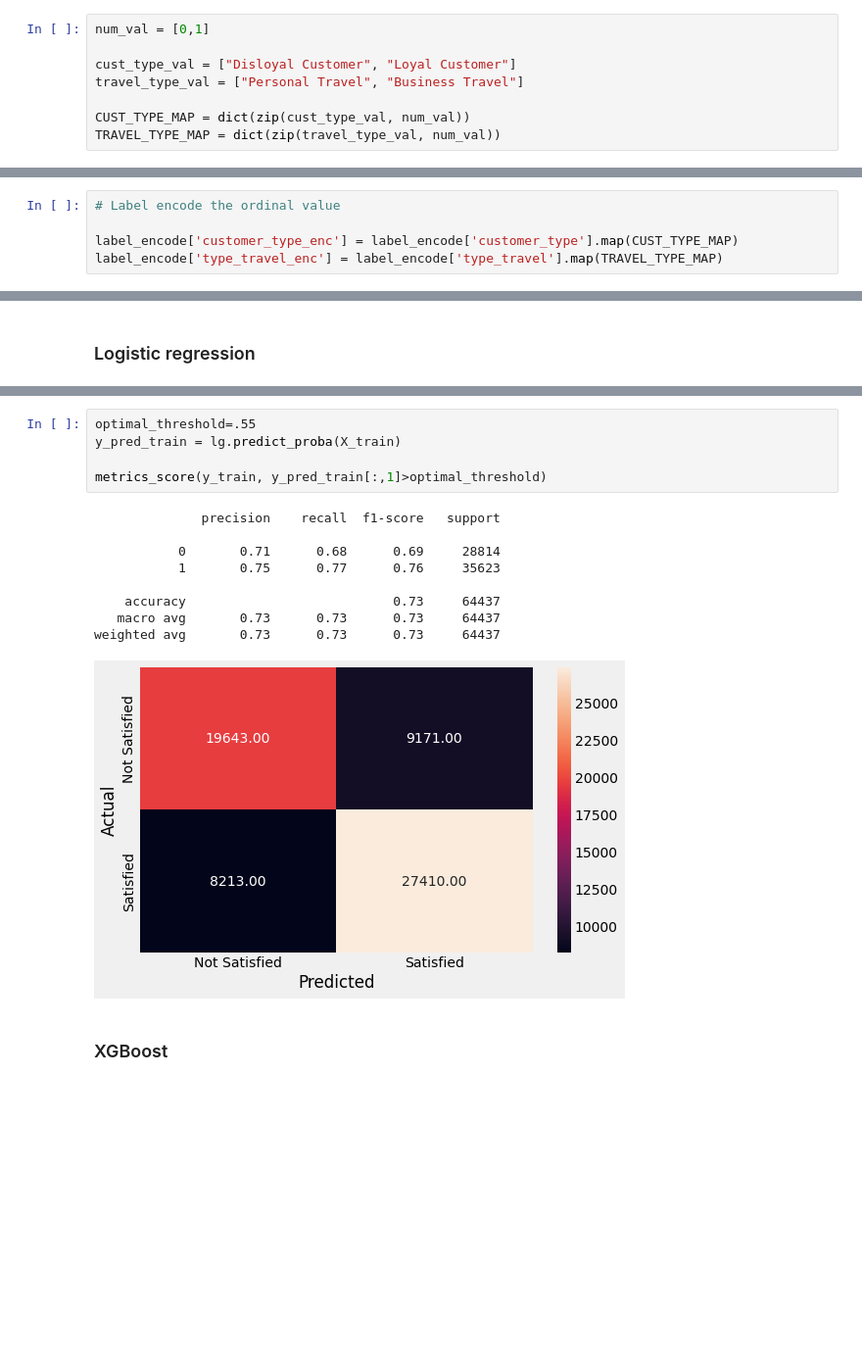
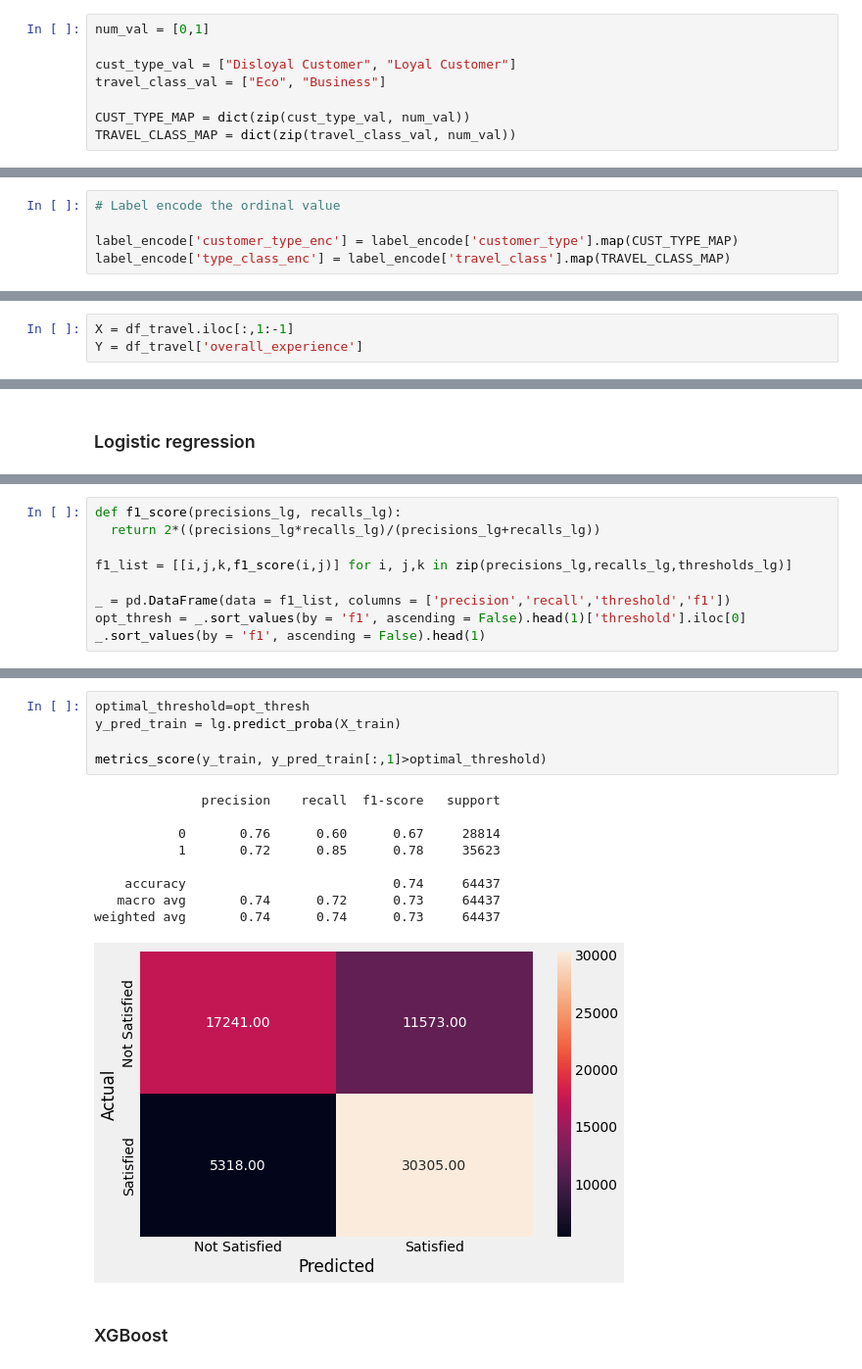
Before and after one commit to amrirasyidi/mit_idss_hackaton, a Jupyter notebook: data_exploration.ipynb, the cells around one changed output, grey strips where cells are left out. Shown at 98% size. Drawn from its saved outputs; the diff is of its cells as text; blank space fills up the shorter version.

```diff
--- a/data_exploration.ipynb
+++ b/data_exploration.ipynb
@@ -687,17 +785,17 @@ OHE.head(3)
 num_val = [0,1]
 
 cust_type_val = ["Disloyal Customer", "Loyal Customer"]
-travel_type_val = ["Personal Travel", "Business Travel"]
+travel_class_val = ["Eco", "Business"]
 
 CUST_TYPE_MAP = dict(zip(cust_type_val, num_val))
-TRAVEL_TYPE_MAP = dict(zip(travel_type_val, num_val))
+TRAVEL_CLASS_MAP = dict(zip(travel_class_val, num_val))
 # %%
 label_encode = before_encode.to_pandas()
 # %%
 # Label encode the ordinal value
 
 label_encode['customer_type_enc'] = label_encode['customer_type'].map(CUST_TYPE_MAP)
-label_encode['type_travel_enc'] = label_encode['type_travel'].map(TRAVEL_TYPE_MAP)
+label_encode['type_class_enc'] = label_encode['travel_class'].map(TRAVEL_CLASS_MAP)
 # %%
 label_encode = label_encode.iloc[:,-2:]
 after_encode = pd.merge(label_encode, OHE, left_index=True, right_index=True)
@@ -782,0 +892,3 @@ def metrics_score(actual, predicted):
+# %%
+X = df_travel.iloc[:,1:-1]
+Y = df_travel['overall_experience']
@@ -871,0 +976,9 @@ pd.DataFrame(odds, X_train.columns, columns = ['odds']).sort_values(by ='odds',
+# %%
+def f1_score(precisions_lg, recalls_lg):
+  return 2*((precisions_lg*recalls_lg)/(precisions_lg+recalls_lg))
+
+f1_list = [[i,j,k,f1_score(i,j)] for i, j,k in zip(precisions_lg,recalls_lg,thresholds_lg)]
+
+_ = pd.DataFrame(data = f1_list, columns = ['precision','recall','threshold','f1'])
+opt_thresh = _.sort_values(by = 'f1', ascending = False).head(1)['threshold'].iloc[0]
+_.sort_values(by = 'f1', ascending = False).head(1)
@@ -888,18 +1000,18 @@ plt.show()
 # %%
-optimal_threshold=.55
+optimal_threshold=opt_thresh
 y_pred_train = lg.predict_proba(X_train)
 
 metrics_score(y_train, y_pred_train[:,1]>optimal_threshold)
 # %% [output]
               precision    recall  f1-score   support
 
-           0       0.71      0.68      0.69     28814
-           1       0.75      0.77      0.76     35623
+           0       0.76      0.60      0.67     28814
+           1       0.72      0.85      0.78     35623
 
-    accuracy                           0.73     64437
-   macro avg       0.73      0.73      0.73     64437
-weighted avg       0.73      0.73      0.73     64437
+    accuracy                           0.74     64437
+   macro avg       0.74      0.72      0.73     64437
+weighted avg       0.74      0.74      0.73     64437
-[figure, old version]
+[figure, new version]
 # %% [markdown]
 ### XGBoost
 # %%
```
Also changed, not shown: parts of 35 cells of this notebook.
